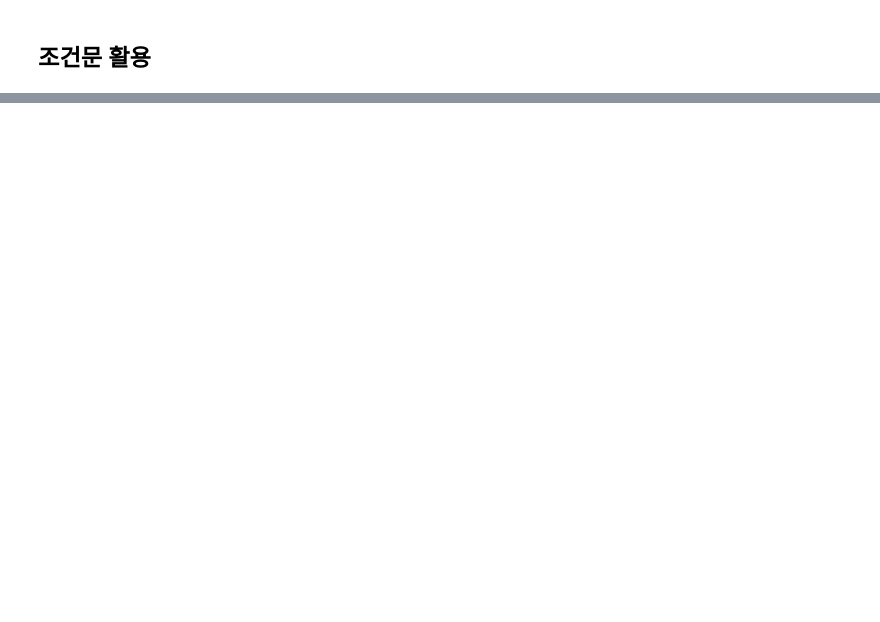
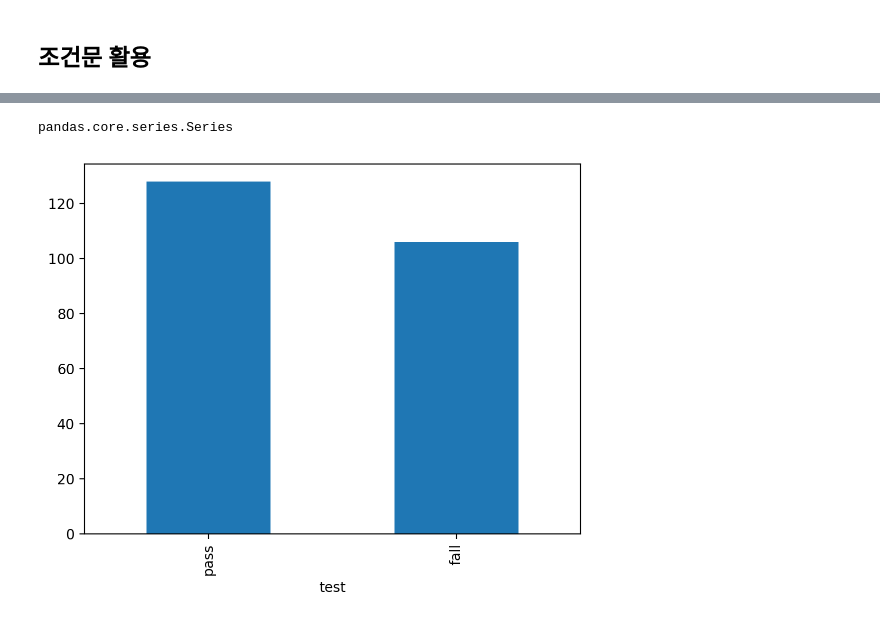
Before and after one commit to kihyuk-1/2025-1-myclass-BDA, a Jupyter notebook: inclass/05w_B_wed_0402.ipynb, the cells around one changed output, grey strips where cells are left out. Drawn from its saved outputs; the diff is of its cells as text; code cells hidden in the pictures; blank space fills up the shorter version.

```diff
--- a/inclass/05w_B_wed_0402.ipynb
+++ b/inclass/05w_B_wed_0402.ipynb
@@ -174,0 +225,3 @@ sns,histplot(mpg , x='total');
+# %%
+mpg['test'] = np.where(mpg.total >= 20, 'pass', 'fall')
+mpg.sample(5)
@@ -174,0 +243,8 @@ sns,histplot(mpg , x='total');
+# %%
+type(mpg.test.value_counts())
+# %% [output]
+pandas.core.series.Series
+# %%
+mpg.test.value_counts().plot.bar();
+# %% [output]
+[figure, added]
```
Also changed, not shown: parts of 49 cells of this notebook.
